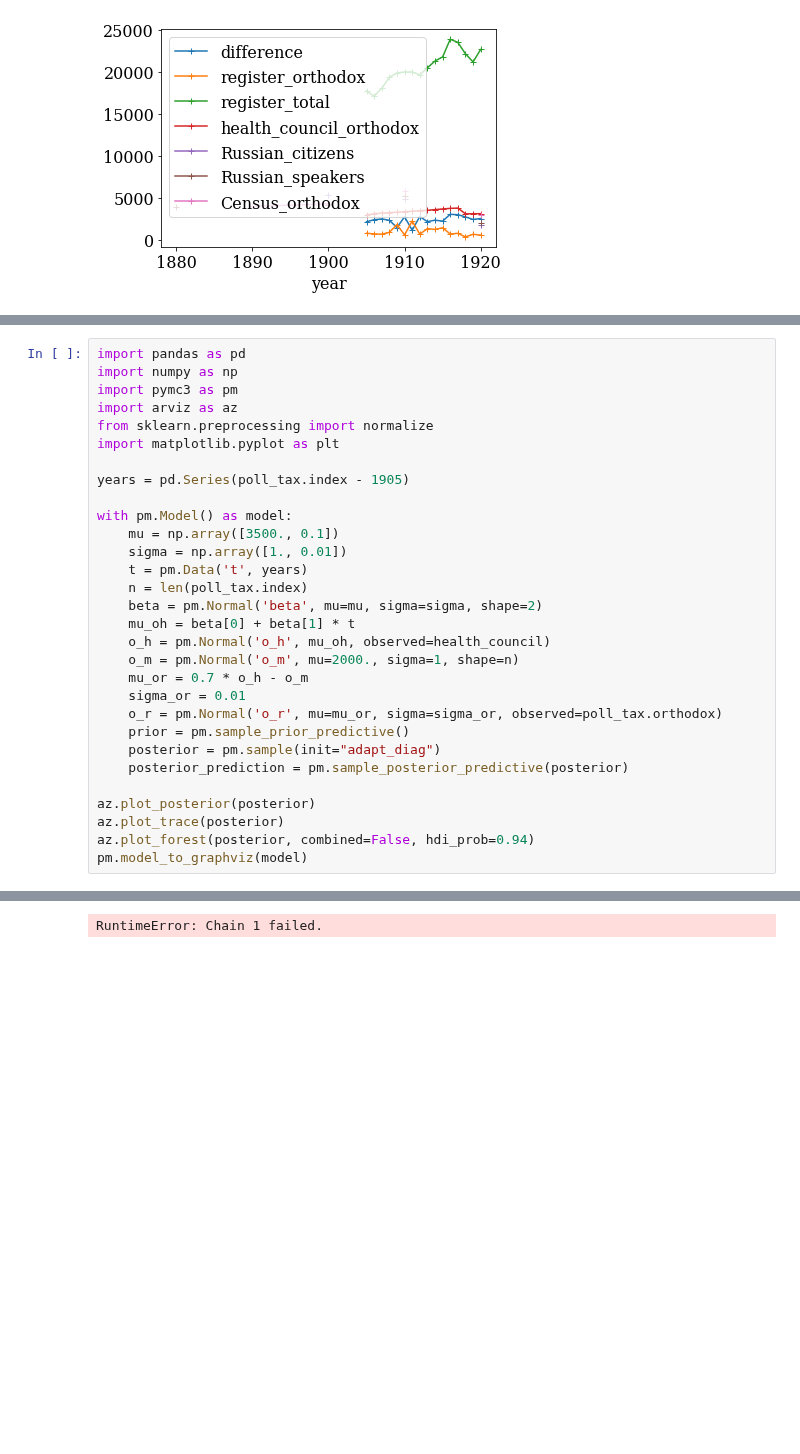
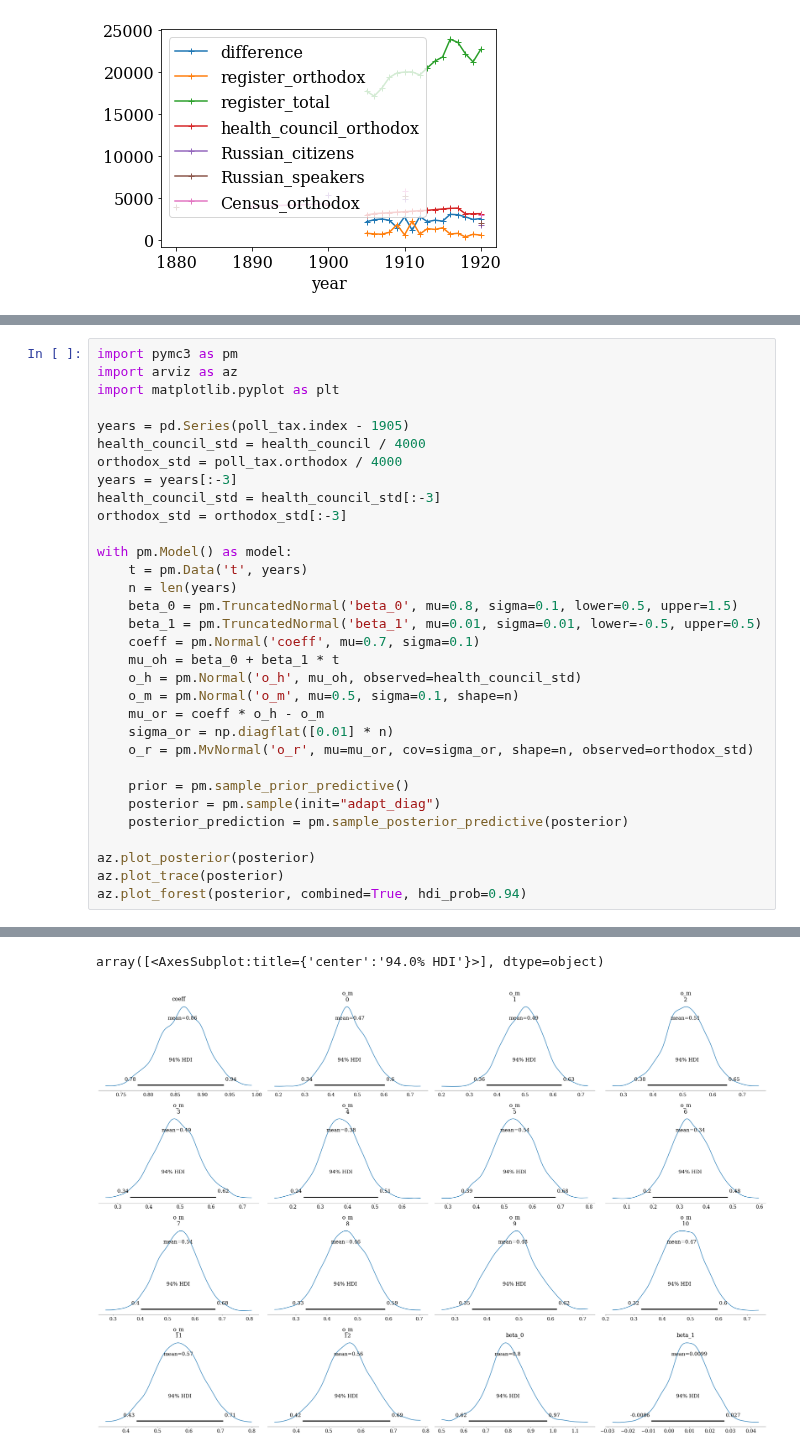
Before and after one commit to AnttiHaerkoenen/vyborg_orthodox, a Jupyter notebook: notebooks/missing_orthodox.ipynb, the cells around one changed output, grey strips where cells are left out. Drawn from its saved outputs; the diff is of its cells as text; blank space fills up the shorter version.

Commit message:
model 1

```diff
--- a/notebooks/missing_orthodox.ipynb
+++ b/notebooks/missing_orthodox.ipynb
@@ -81,33 +81,35 @@ $ o_r = o_c - o_m $
 # %%
-import pandas as pd
-import numpy as np
 import pymc3 as pm
 import arviz as az
-from sklearn.preprocessing import normalize
 import matplotlib.pyplot as plt
 
 years = pd.Series(poll_tax.index - 1905)
+health_council_std = health_council / 4000
+orthodox_std = poll_tax.orthodox / 4000
+years = years[:-3]
+health_council_std = health_council_std[:-3]
+orthodox_std = orthodox_std[:-3]
 
 with pm.Model() as model:
-    mu = np.array([3500., 0.1])
-    sigma = np.array([1., 0.01])
     t = pm.Data('t', years)
-    n = len(poll_tax.index)
-    beta = pm.Normal('beta', mu=mu, sigma=sigma, shape=2)
-    mu_oh = beta[0] + beta[1] * t
-    o_h = pm.Normal('o_h', mu_oh, observed=health_council)
-    o_m = pm.Normal('o_m', mu=2000., sigma=1, shape=n)
-    mu_or = 0.7 * o_h - o_m
-    sigma_or = 0.01
-    o_r = pm.Normal('o_r', mu=mu_or, sigma=sigma_or, observed=poll_tax.orthodox)
+    n = len(years)
+    beta_0 = pm.TruncatedNormal('beta_0', mu=0.8, sigma=0.1, lower=0.5, upper=1.5)
+    beta_1 = pm.TruncatedNormal('beta_1', mu=0.01, sigma=0.01, lower=-0.5, upper=0.5)
+    coeff = pm.Normal('coeff', mu=0.7, sigma=0.1)
+    mu_oh = beta_0 + beta_1 * t
+    o_h = pm.Normal('o_h', mu_oh, observed=health_council_std)
+    o_m = pm.Normal('o_m', mu=0.5, sigma=0.1, shape=n)
+    mu_or = coeff * o_h - o_m
+    sigma_or = np.diagflat([0.01] * n)
+    o_r = pm.MvNormal('o_r', mu=mu_or, cov=sigma_or, shape=n, observed=orthodox_std)
+
     prior = pm.sample_prior_predictive()
     posterior = pm.sample(init="adapt_diag")
     posterior_prediction = pm.sample_posterior_predictive(posterior)
 
 az.plot_posterior(posterior)
 az.plot_trace(posterior)
-az.plot_forest(posterior, combined=False, hdi_prob=0.94)
-pm.model_to_graphviz(model)
+az.plot_forest(posterior, combined=True, hdi_prob=0.94)
 # %% [output]
 Auto-assigning NUTS sampler...
 Initializing NUTS using adapt_diag...
@@ -117 +121,2 @@ NUTS: [o_m, beta]
-RuntimeError: Chain 1 failed.
+array([<AxesSubplot:title={'center':'94.0% HDI'}>], dtype=object)
+[figure, added]
```
Also changed, not shown: parts of 3 cells of this notebook.
